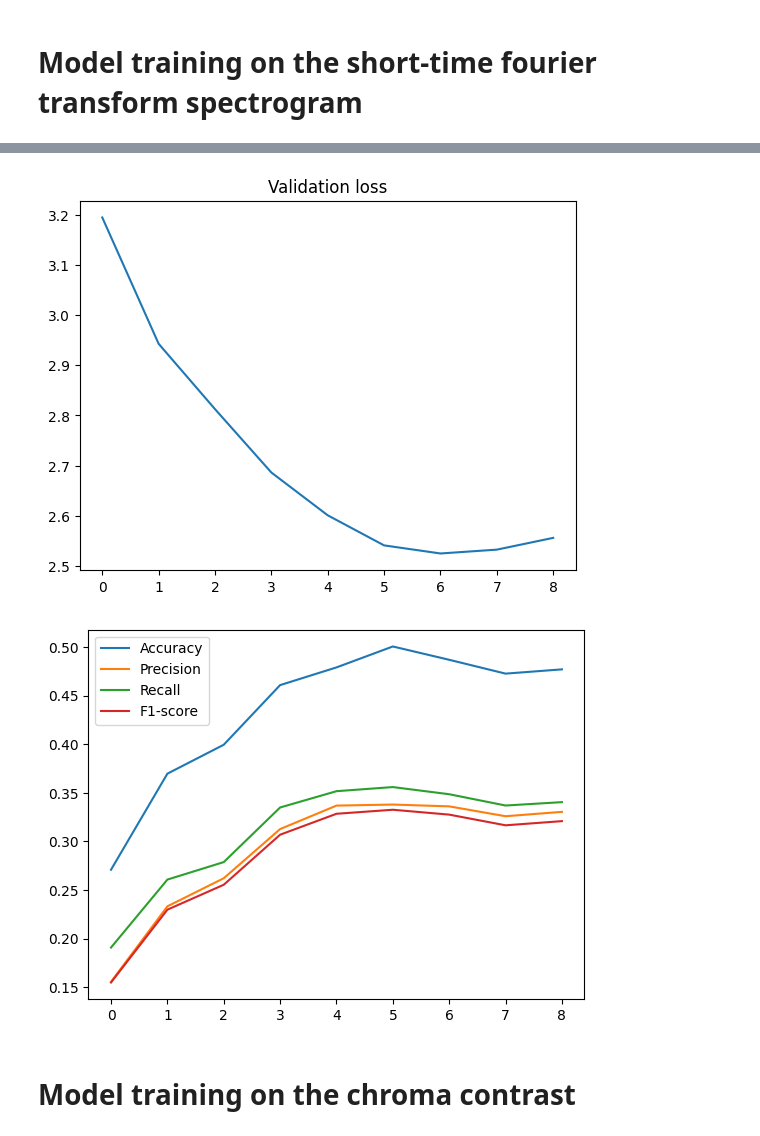
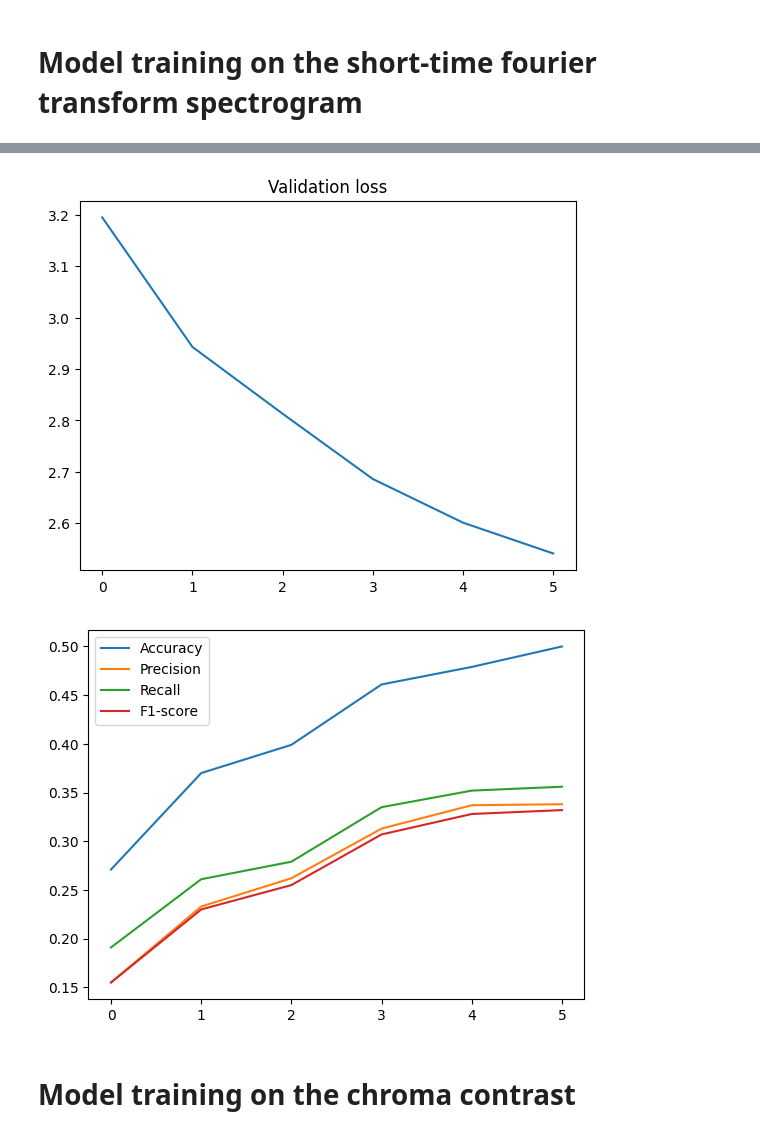
Before and after one commit to DaniilMako/BirdCLEF, a Jupyter notebook: ResNet_silence.ipynb, the cells around one changed output, grey strips where cells are left out. Cells and saved outputs as stored; diff of their text form; code cells hidden in the pictures.

```diff
--- a/ResNet_silence.ipynb
+++ b/ResNet_silence.ipynb
@@ -408,5 +408,5 @@ Epoch 9/9, Train loss: 1.248, Validation loss: 3.223, Accuracy: 0.339, Precision
 # %% [markdown]
 # Model training on the short-time fourier transform spectrogram
 # %%
-launch(train_loader=train_loader_stft, val_loader=val_loader_stft, num_epochs=9, spectrogram_type='stft')
+launch(train_loader=train_loader_stft, val_loader=val_loader_stft, num_epochs=6, spectrogram_type='stft')
 # %% [output]
@@ -431,5 +431,5 @@ Epoch 9/9, Train loss: 0.711, Validation loss: 2.556, Accuracy: 0.477, Precision
-[figure, old version]
+[figure, new version]
-[figure, old version]
+[figure, new version]
 # %% [markdown]
 # Model training on the chroma contrast
 # %%
```
Also changed, not shown: parts of 8 cells of this notebook, 2 other files.
